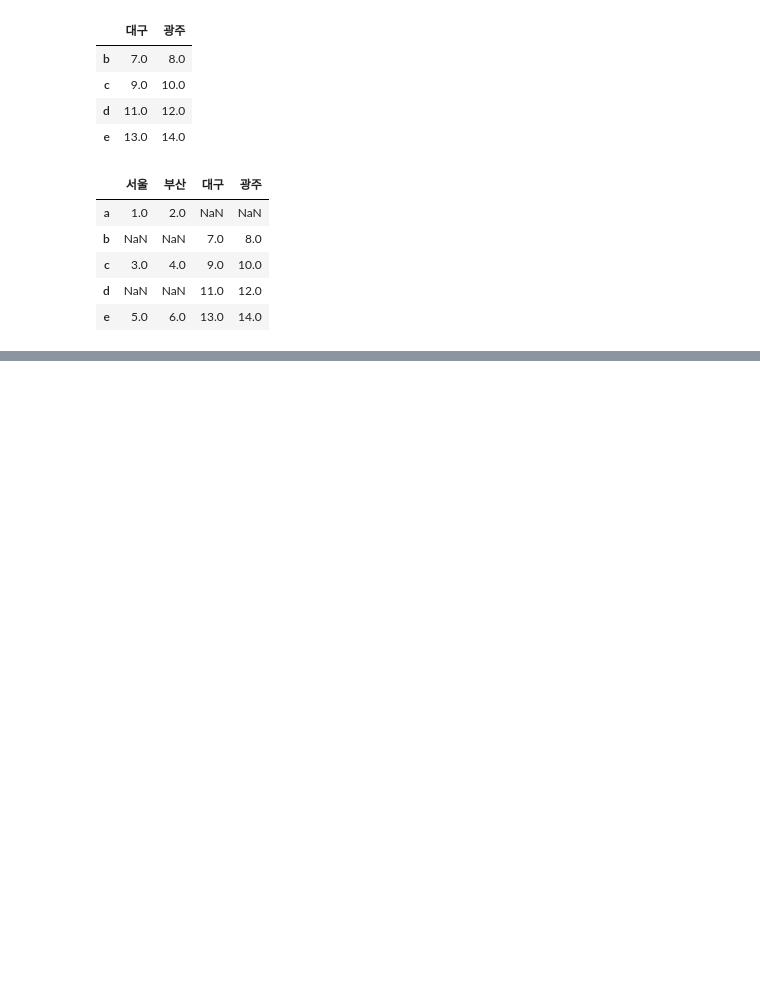
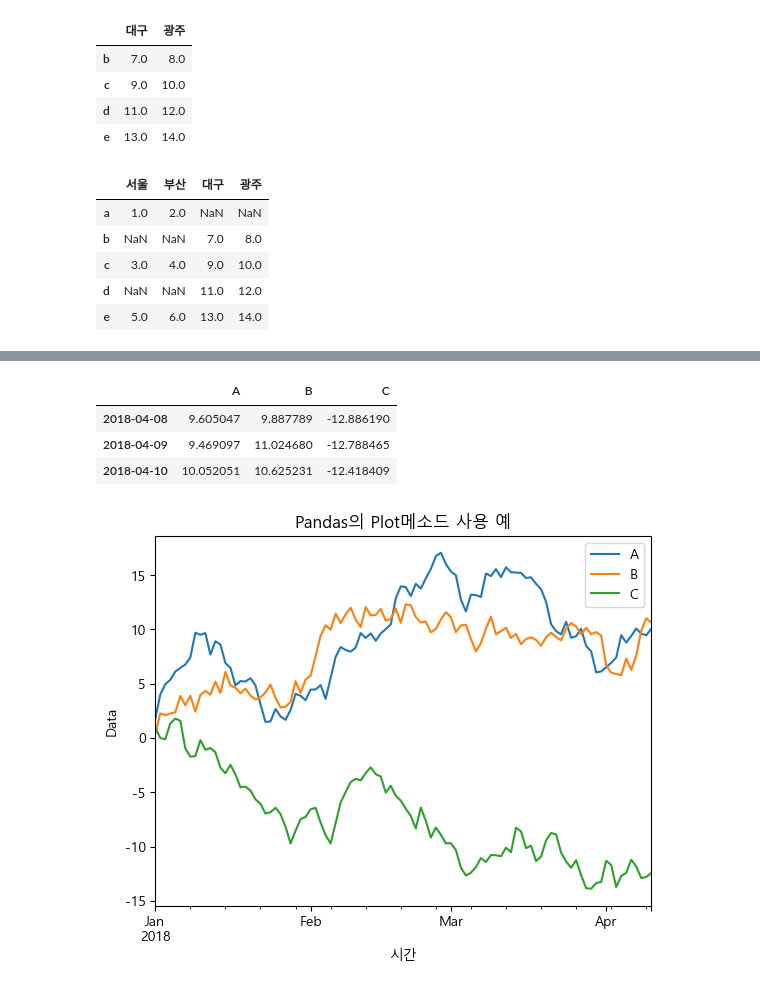
Before and after one commit to LaparkHomie/kdt-ai, a Jupyter notebook: jupyter/pandas/Practice/dataframe_ex01.ipynb, the cells around one changed output, grey strips where cells are left out. Drawn from its saved outputs; the diff is of its cells as text; code cells hidden in the pictures; blank space fills up the shorter version.

```diff
--- a/jupyter/pandas/Practice/dataframe_ex01.ipynb
+++ b/jupyter/pandas/Practice/dataframe_ex01.ipynb
@@ -1647,0 +2245,8 @@ df3
+# %%
+import numpy as np
+import pandas as pd
+import matplotlib.pyplot as plt
+import seaborn as sns
+
+plt.rcParams['font.family'] = 'Malgun Gothic'
+plt.rcParams['axes.unicode_minus'] = False
@@ -1647,0 +2274,19 @@ df3
+# %%
+np.random.seed(0)
+df1 = pd.DataFrame(np.random.randn(100, 3),
+                   index=pd.date_range('1/1/2018', periods=100),
+                   columns=['A','B','C']).cumsum()
+df1.tail(3)
+# %% [output]
+|  | A | B | C |
+| 2018-04-08 | 9.605047 | 9.887789 | -12.886190 |
+| 2018-04-09 | 9.469097 | 11.024680 | -12.788465 |
+| 2018-04-10 | 10.052051 | 10.625231 | -12.418409 |
+# %%
+df1.plot(kind='line')
+plt.title("Pandas의 Plot메소드 사용 예")
+plt.xlabel("시간")
+plt.ylabel("Data")
+plt.show()
+# %% [output]
+[figure, added]
```
Also changed, not shown: parts of 87 cells of this notebook, 4 other files.
